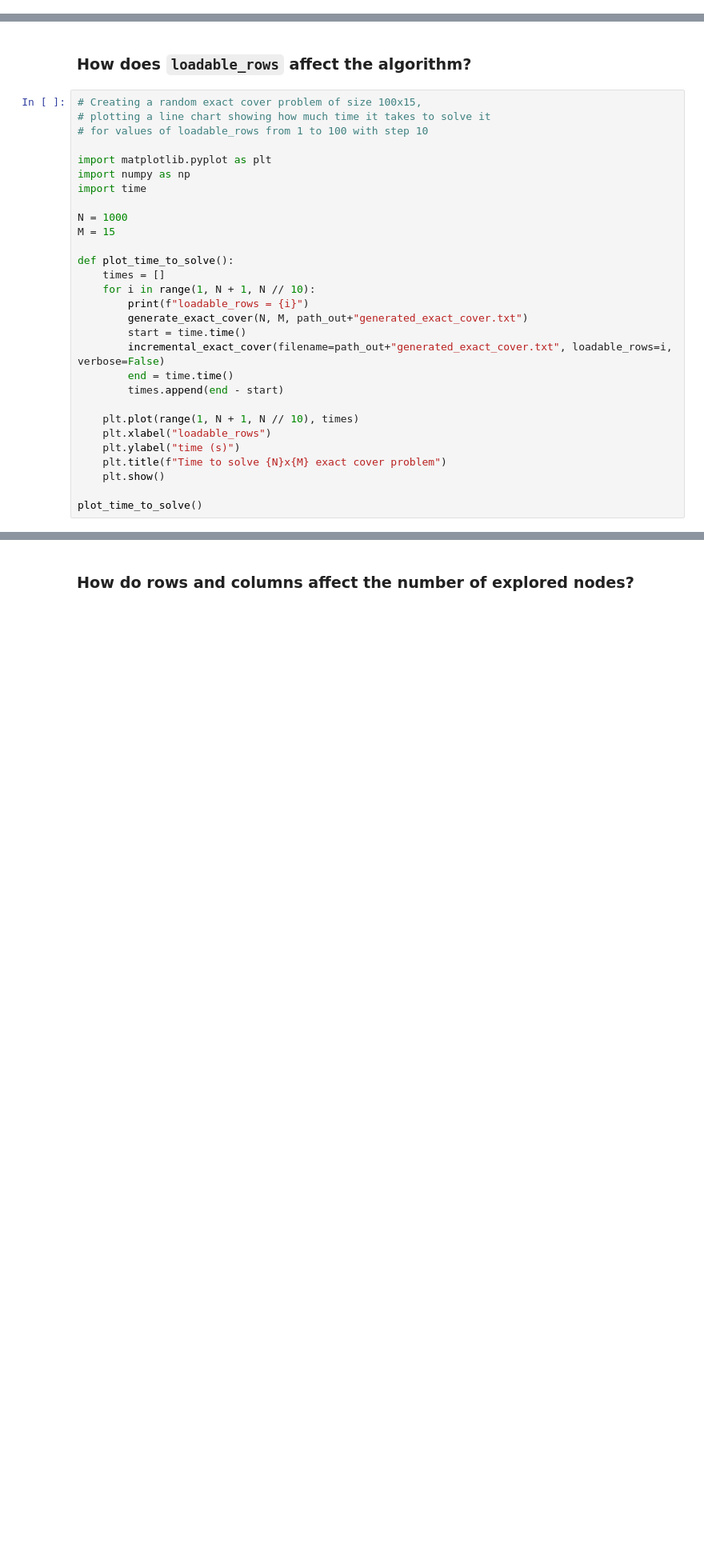
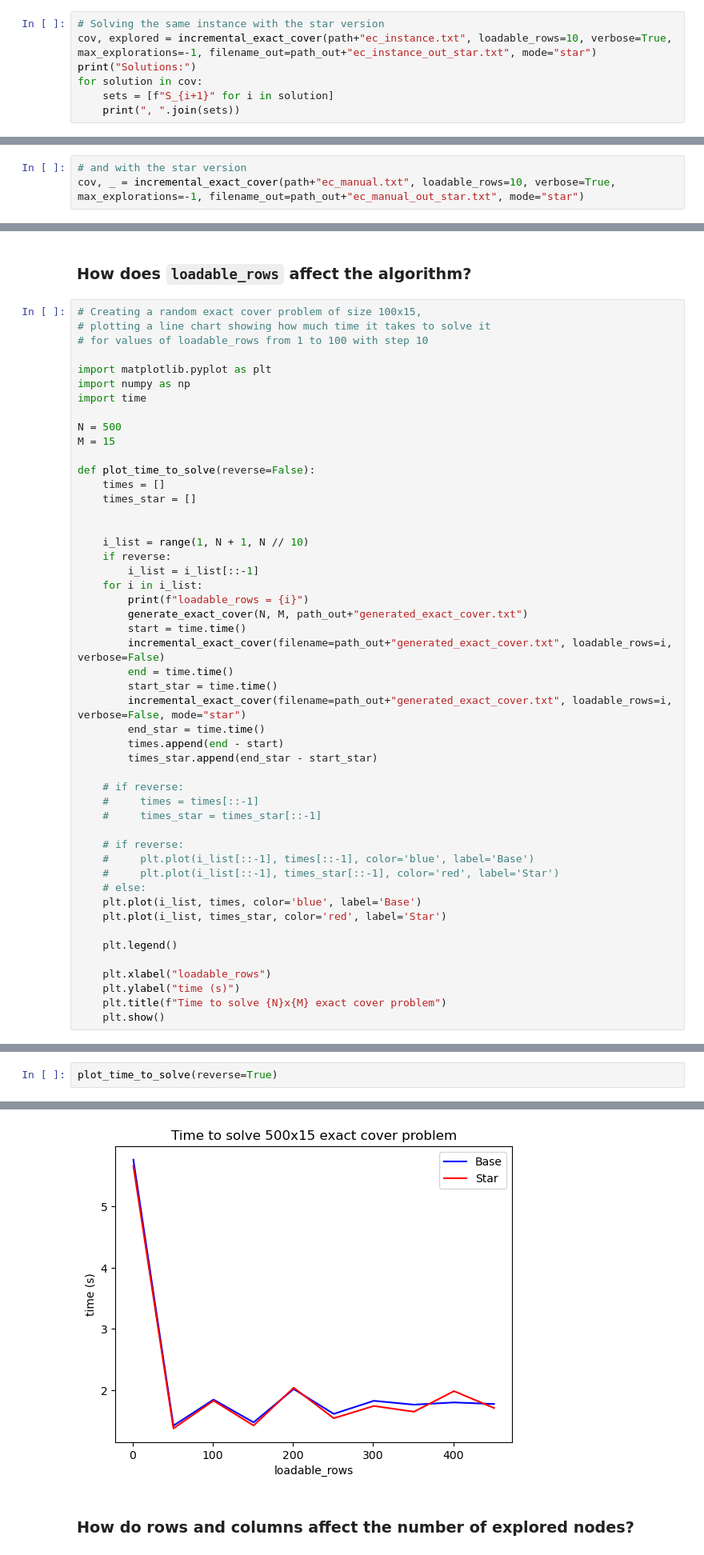
Before and after one commit to festad/University-Notes, a Jupyter notebook: algstrdat/prog/py/mem_eff_exact_cover.ipynb, the cells around one changed output, grey strips where cells are left out. Shown at 80% size. Drawn from its saved outputs; the diff is of its cells as text; blank space fills up the shorter version.

Commit message:
star

```diff
--- a/algstrdat/prog/py/mem_eff_exact_cover.ipynb
+++ b/algstrdat/prog/py/mem_eff_exact_cover.ipynb
@@ -528,3 +690,10 @@ explored
  (7, 5),
  (7, 5, 4),
  (7, 6)]
+# %%
+# Solving the same instance with the star version
+cov, explored = incremental_exact_cover(path+"ec_instance.txt", loadable_rows=10, verbose=True, max_explorations=-1, filename_out=path_out+"ec_instance_out_star.txt", mode="star")
+print("Solutions:")
+for solution in cov:
+    sets = [f"S_{i+1}" for i in solution]
+    print(", ".join(sets))
@@ -562,3 +749,6 @@ Explored nodes:
  [(0,), (1,), (1, 0), (2,), (2, 0), (2, 1), (3,), (3, 0), (3, 1), (3, 2), (3, 2, 1), (4,), (4, 0), (4, 1), (4, 2), (4, 3), (6,), (6, 0), (6, 1), (6, 2), (6, 3), (6, 4), (6, 5), (7,), (7, 0), (7, 1), ( ...
 Solutions: {(6, 7), (3, 4), (0,), (1, 2, 3), (1, 3, 9)}
 #solutions: 5
+# %%
+# and with the star version
+cov, _ = incremental_exact_cover(path+"ec_manual.txt", loadable_rows=10, verbose=True, max_explorations=-1, filename_out=path_out+"ec_manual_out_star.txt", mode="star")
@@ -872,23 +1146,43 @@ import matplotlib.pyplot as plt
 import numpy as np
 import time
 
-N = 1000
+N = 500
 M = 15
 
-def plot_time_to_solve():
+def plot_time_to_solve(reverse=False):
     times = []
-    for i in range(1, N + 1, N // 10):
+    times_star = []
+
+
+    i_list = range(1, N + 1, N // 10)
+    if reverse:
+        i_list = i_list[::-1]
+    for i in i_list:
         print(f"loadable_rows = {i}")
         generate_exact_cover(N, M, path_out+"generated_exact_cover.txt")
         start = time.time()
         incremental_exact_cover(filename=path_out+"generated_exact_cover.txt", loadable_rows=i, verbose=False)
         end = time.time()
+        start_star = time.time()
+        incremental_exact_cover(filename=path_out+"generated_exact_cover.txt", loadable_rows=i, verbose=False, mode="star")
+        end_star = time.time()
         times.append(end - start)
+        times_star.append(end_star - start_star)
 
-    plt.plot(range(1, N + 1, N // 10), times)
+    # if reverse:
+    #     times = times[::-1]
+    #     times_star = times_star[::-1]
+
+    # if reverse:
+    #     plt.plot(i_list[::-1], times[::-1], color='blue', label='Base')
+    #     plt.plot(i_list[::-1], times_star[::-1], color='red', label='Star')
+    # else:
+    plt.plot(i_list, times, color='blue', label='Base')
+    plt.plot(i_list, times_star, color='red', label='Star')
+
+    plt.legend()
+
     plt.xlabel("loadable_rows")
     plt.ylabel("time (s)")
     plt.title(f"Time to solve {N}x{M} exact cover problem")
     plt.show()
-
-plot_time_to_solve()
@@ -913,0 +1210,3 @@ Explored: 1153465
+# %%
+plot_time_to_solve(reverse=True)
+# %% [output]
@@ -914,3 +1230,4 @@ Explored: 1153465
+[figure, added]
 # %% [markdown]
 ### How do rows and columns affect the number of explored nodes?
 # %%
```
Also changed, not shown: parts of 20 cells of this notebook.
